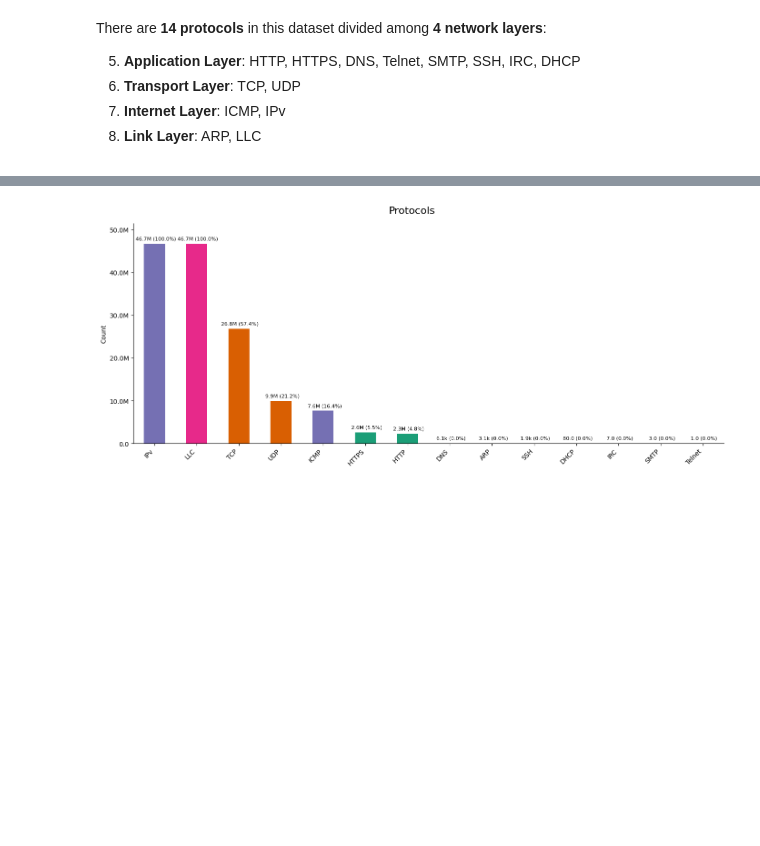
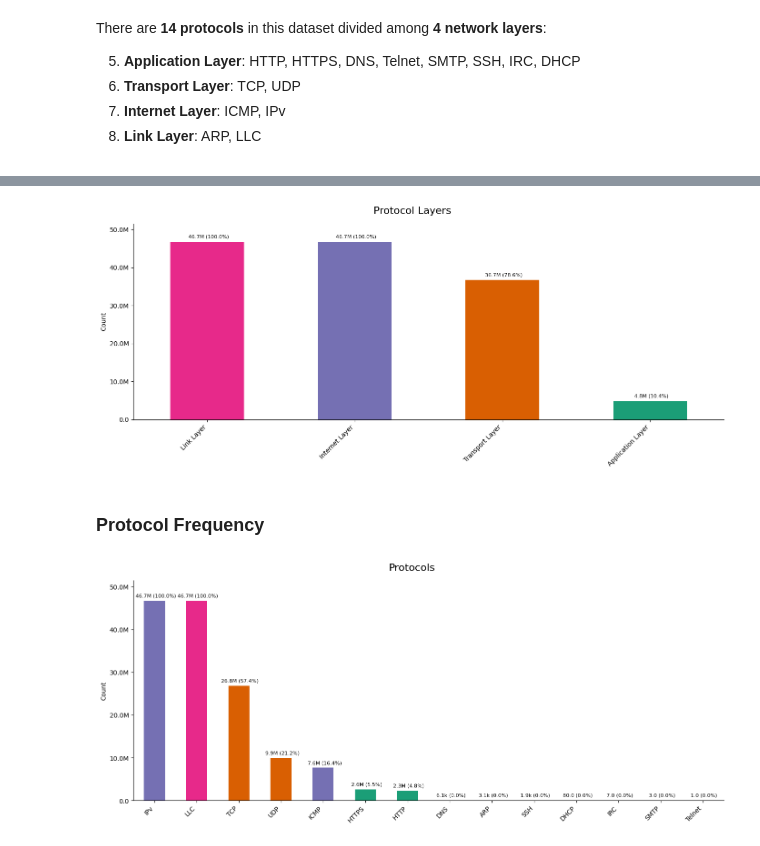
Before and after one commit to inaciobr/Multi-Stage-IoT-Intrusion-Detection, a Jupyter notebook: notebooks/1 - EDA.ipynb, the cells around one changed output, grey strips where cells are left out. Cells and saved outputs as stored; diff of their text form; code cells hidden in the pictures; blank space fills up the shorter version.

Commit message:
Add protocol layer analysis

```diff
--- a/notebooks/1 - EDA.ipynb
+++ b/notebooks/1 - EDA.ipynb
@@ -273,0 +278,11 @@ Link Layer: ARP, LLC
+# %%
+%%time
+
+for layer, protocols in protocol_layer.items():
+    df[layer] = df[protocols].sum(axis=1)
+
+    and_count = (df[layer] >= 2).sum()
+    or_count = (df[layer] >= 1).sum()
+
+    print(f"{layer}: {eng_formatter_full(or_count, len(df))} have at least 1 protocol, "
+          f"and {eng_formatter_full(and_count, len(df))} have 2 or more protocols")
@@ -274,3 +296,14 @@ Link Layer: ARP, LLC
+# %%
+plot_binary_features(
+    df=df[protocol_layer.keys()] > 0,
+    size=len(df),
+    title="Protocol Layers",
+    color_map=color_maps['protocol_layer']
+)
+# %% [output]
+[figure, added]
+# %% [markdown]
+### Protocol Frequency
 # %%
 plot_binary_features(
     df=df[features['protocol']],
```
Also changed, not shown: parts of 18 cells of this notebook, 1 other file.
